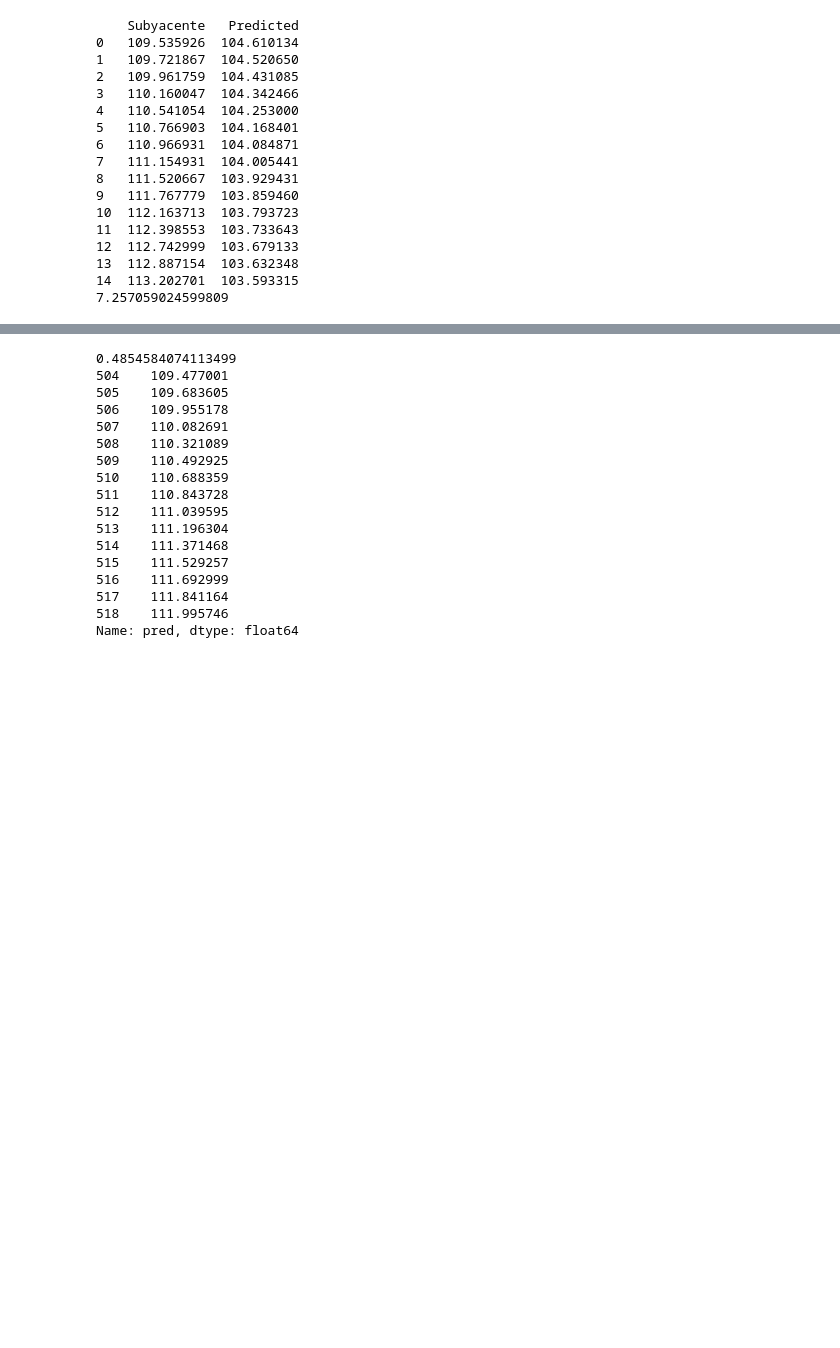
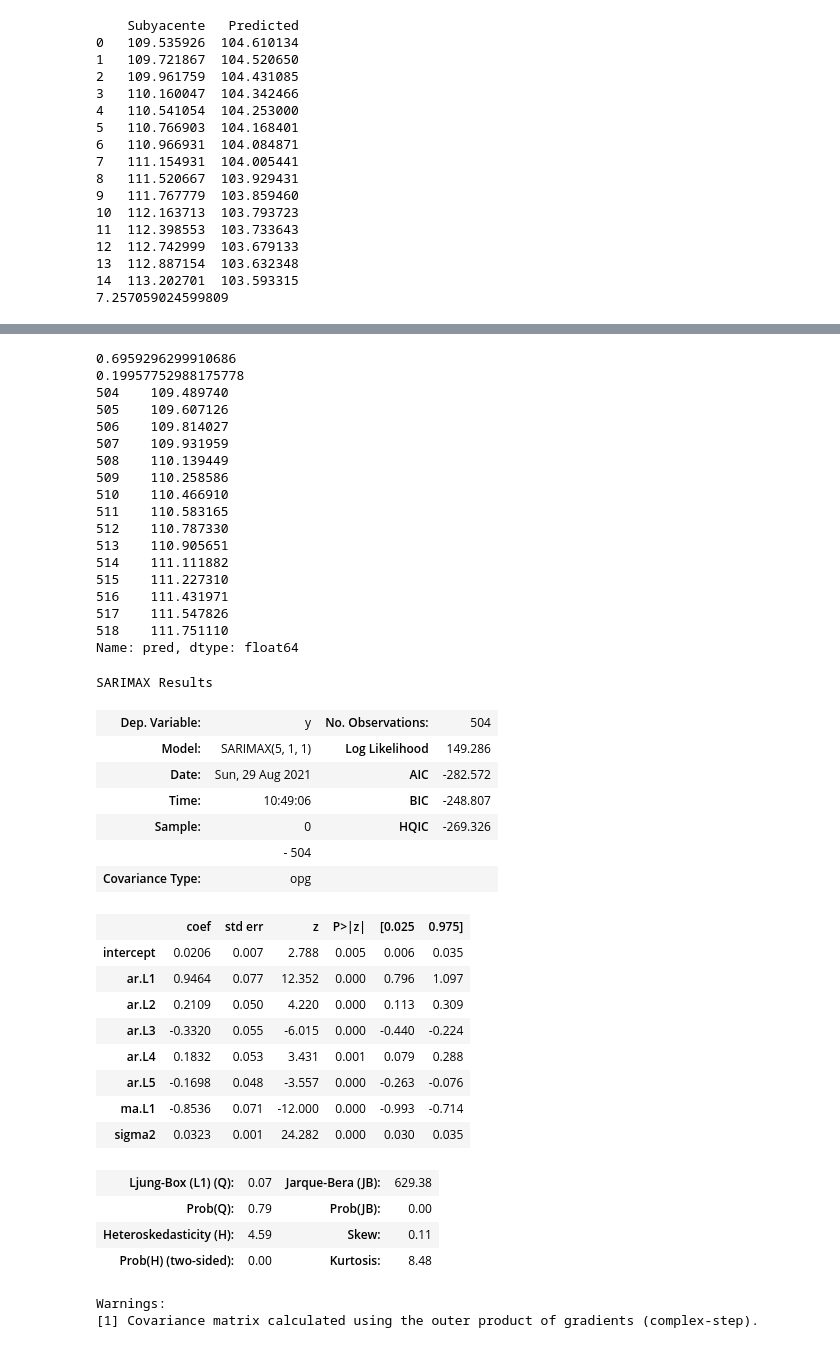
Before and after one commit to IquiBalamHM/hackmty-2021, a Jupyter notebook: jamir/model.ipynb, the cells around one changed output, grey strips where cells are left out. Cells and saved outputs as stored; diff of their text form; code cells hidden in the pictures; blank space fills up the shorter version.

```diff
--- a/jamir/model.ipynb
+++ b/jamir/model.ipynb
@@ -268,21 +269,52 @@ plot_train_test_pred(inflation_test["Subyacente"], pred_df.reset_index())
 # %%
-print(mean_absolute_error(test["Subyacente"], pred_df["pred"]))
+print(mean_absolute_error(inflation_test["Subyacente"], pred_df["pred"]))
+print(model_fit.mae)
 print(pred_df["pred"])
 # %% [output]
-0.4854584074113499
-504    109.477001
-505    109.683605
-506    109.955178
-507    110.082691
-508    110.321089
-509    110.492925
-510    110.688359
-511    110.843728
-512    111.039595
-513    111.196304
-514    111.371468
-515    111.529257
-516    111.692999
-517    111.841164
-518    111.995746
+0.6959296299910686
+0.19957752988175778
+504    109.489740
+505    109.607126
+506    109.814027
+507    109.931959
+508    110.139449
+509    110.258586
+510    110.466910
+511    110.583165
+512    110.787330
+513    110.905651
+514    111.111882
+515    111.227310
+516    111.431971
+517    111.547826
+518    111.751110
 Name: pred, dtype: float64
+# %%
+model = pm.auto_arima(inflation_train["General"], start_p=0, start_q=0)
+best_order = model.get_params()['order']
+best_seasonal_order = model.get_params()['seasonal_order']
+model.summary()
+# %% [output]
+SARIMAX Results
+| Dep. Variable: | y | No. Observations: | 504 |
+| Model: | SARIMAX(5, 1, 1) | Log Likelihood | 149.286 |
+| Date: | Sun, 29 Aug 2021 | AIC | -282.572 |
+| Time: | 10:49:06 | BIC | -248.807 |
+| Sample: | 0 | HQIC | -269.326 |
+|  | - 504 |  |  |
+| Covariance Type: | opg |  |  |
+|  | coef | std err | z | P>|z| | [0.025 | 0.975] |
+| intercept | 0.0206 | 0.007 | 2.788 | 0.005 | 0.006 | 0.035 |
+| ar.L1 | 0.9464 | 0.077 | 12.352 | 0.000 | 0.796 | 1.097 |
+| ar.L2 | 0.2109 | 0.050 | 4.220 | 0.000 | 0.113 | 0.309 |
+| ar.L3 | -0.3320 | 0.055 | -6.015 | 0.000 | -0.440 | -0.224 |
+| ar.L4 | 0.1832 | 0.053 | 3.431 | 0.001 | 0.079 | 0.288 |
+| ar.L5 | -0.1698 | 0.048 | -3.557 | 0.000 | -0.263 | -0.076 |
+| ma.L1 | -0.8536 | 0.071 | -12.000 | 0.000 | -0.993 | -0.714 |
+| sigma2 | 0.0323 | 0.001 | 24.282 | 0.000 | 0.030 | 0.035 |
+| Ljung-Box (L1) (Q): | 0.07 | Jarque-Bera (JB): | 629.38 |
+| Prob(Q): | 0.79 | Prob(JB): | 0.00 |
+| Heteroskedasticity (H): | 4.59 | Skew: | 0.11 |
+| Prob(H) (two-sided): | 0.00 | Kurtosis: | 8.48 |
+Warnings:
+[1] Covariance matrix calculated using the outer product of gradients (complex-step).
```
Also changed, not shown: parts of 9 cells of this notebook.
